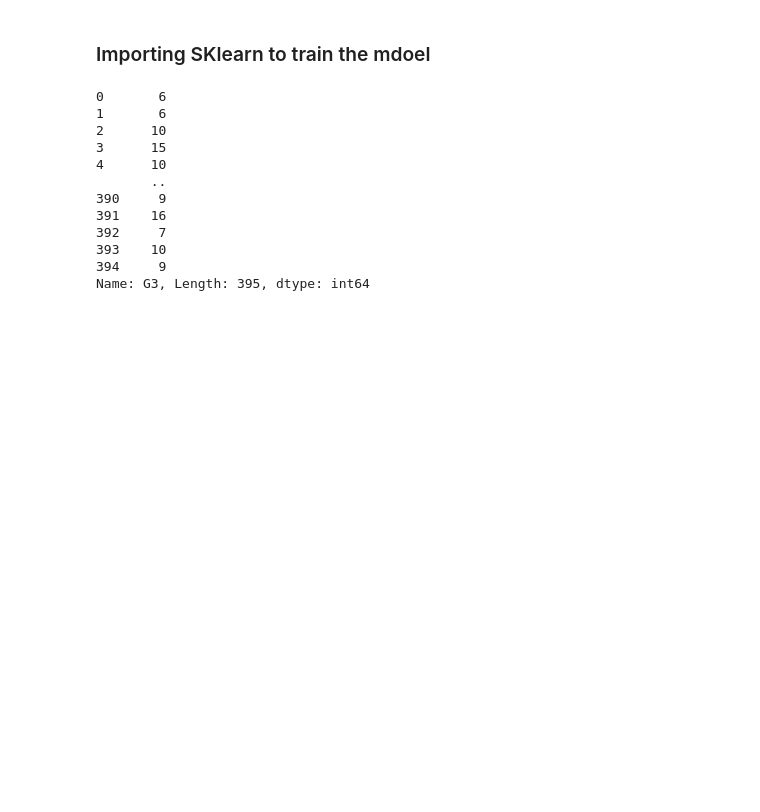
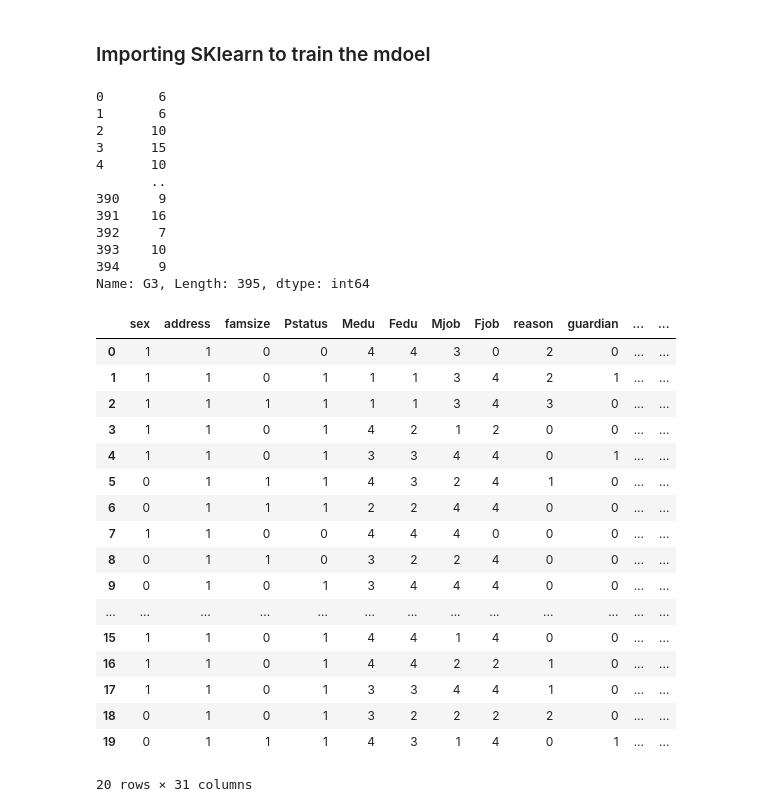
Before and after one commit to Yasirkhana/Student-Grade-Prediction, a Jupyter notebook: Student Grade Prediction.ipynb, the cells around one changed output. Cells and saved outputs as stored; diff of their text form; code cells hidden in the pictures; blank space fills up the shorter version.

```diff
--- a/Student Grade Prediction.ipynb
+++ b/Student Grade Prediction.ipynb
@@ -106,7 +106,7 @@ data_dum['internet']= data_dum['internet'].map(d)
 data_dum['romantic']= data_dum['romantic'].map(d)
 # %%
 d = {'F': 1, 'M': 0}
-data_dum['sex'] = data_dum['sex'].map(categorical_d)
+data_dum['sex'] = data_dum['sex'].map(d)
 
 # map the address data
 d = {'U': 1, 'R': 0}
@@ -159,4 +168,25 @@ X_train, X_test,y_train,y_test = train_test_split(x,y, test_size = 0.25, random_
 from sklearn.linear_model import LinearRegression
 # %%
 L = LinearRegression()
+# %%
+data_dum.head(20)
+# %% [output]
+|  | sex | address | famsize | Pstatus | Medu | Fedu | Mjob | Fjob | reason | guardian | ... | ... |
+| 0 | 1 | 1 | 0 | 0 | 4 | 4 | 3 | 0 | 2 | 0 | ... | ... |
+| 1 | 1 | 1 | 0 | 1 | 1 | 1 | 3 | 4 | 2 | 1 | ... | ... |
+| 2 | 1 | 1 | 1 | 1 | 1 | 1 | 3 | 4 | 3 | 0 | ... | ... |
+| 3 | 1 | 1 | 0 | 1 | 4 | 2 | 1 | 2 | 0 | 0 | ... | ... |
+| 4 | 1 | 1 | 0 | 1 | 3 | 3 | 4 | 4 | 0 | 1 | ... | ... |
+| 5 | 0 | 1 | 1 | 1 | 4 | 3 | 2 | 4 | 1 | 0 | ... | ... |
+| 6 | 0 | 1 | 1 | 1 | 2 | 2 | 4 | 4 | 0 | 0 | ... | ... |
+| 7 | 1 | 1 | 0 | 0 | 4 | 4 | 4 | 0 | 0 | 0 | ... | ... |
+| 8 | 0 | 1 | 1 | 0 | 3 | 2 | 2 | 4 | 0 | 0 | ... | ... |
+| 9 | 0 | 1 | 0 | 1 | 3 | 4 | 4 | 4 | 0 | 0 | ... | ... |
+| ... | ... | ... | ... | ... | ... | ... | ... | ... | ... | ... | ... | ... |
+| 15 | 1 | 1 | 0 | 1 | 4 | 4 | 1 | 4 | 0 | 0 | ... | ... |
+| 16 | 1 | 1 | 0 | 1 | 4 | 4 | 2 | 2 | 1 | 0 | ... | ... |
+| 17 | 1 | 1 | 0 | 1 | 3 | 3 | 4 | 4 | 1 | 0 | ... | ... |
+| 18 | 0 | 1 | 0 | 1 | 3 | 2 | 2 | 2 | 2 | 0 | ... | ... |
+| 19 | 0 | 1 | 1 | 1 | 4 | 3 | 1 | 4 | 0 | 1 | ... | ... |
+20 rows × 31 columns
 # %%
```
Also changed, not shown: parts of 8 cells of this notebook.
